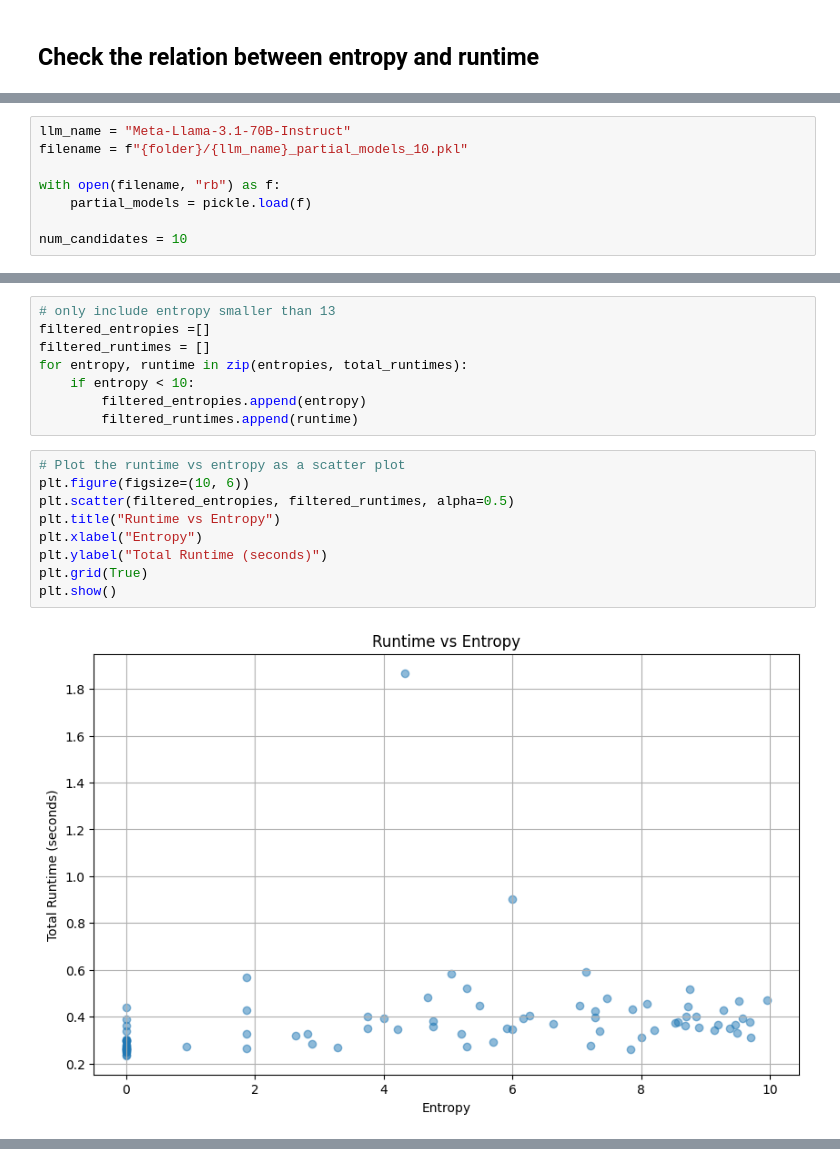
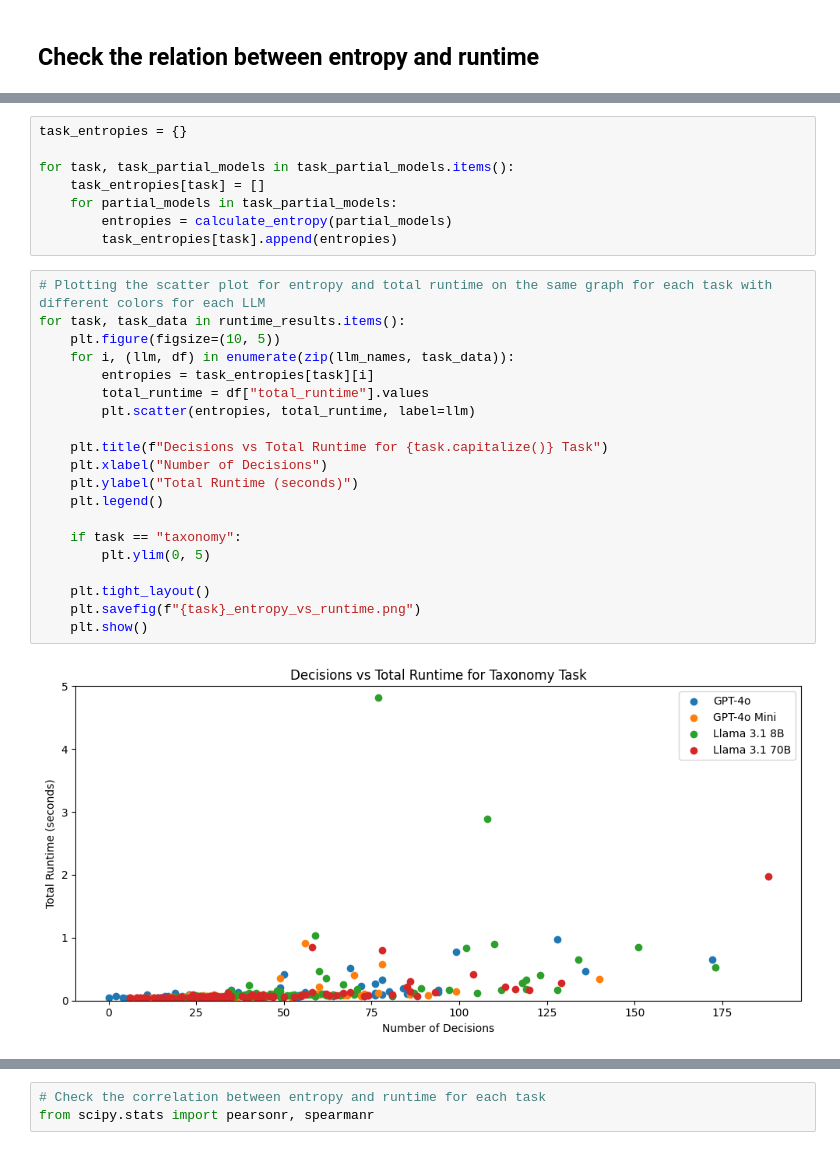
Before and after one commit to 20001LastOrder/LLM-Abscon-extension, a Jupyter notebook: measurements/runtime/analysis.ipynb, the cells around one changed output, grey strips where cells are left out. Cells and saved outputs as stored; diff of their text form.

```diff
--- a/measurements/runtime/analysis.ipynb
+++ b/measurements/runtime/analysis.ipynb
@@ -81,9 +78 @@ import pickle
-# %%
-llm_name = "Meta-Llama-3.1-70B-Instruct"
-filename = f"{folder}/{llm_name}_partial_models_10.pkl"
-
-with open(filename, "rb") as f:
-    partial_models = pickle.load(f)
-
-num_candidates = 10
 # %%
@@ -144,19 +119,30 @@ plt.show()
-# %%
-# only include entropy smaller than 13
-filtered_entropies =[]
-filtered_runtimes = []
-for entropy, runtime in zip(entropies, total_runtimes):
-    if entropy < 10:
-        filtered_entropies.append(entropy)
-        filtered_runtimes.append(runtime)
-# %%
-# Plot the runtime vs entropy as a scatter plot
-plt.figure(figsize=(10, 6))
-plt.scatter(filtered_entropies, filtered_runtimes, alpha=0.5)
-plt.title("Runtime vs Entropy")
-plt.xlabel("Entropy")
-plt.ylabel("Total Runtime (seconds)")
-plt.grid(True)
-plt.show()
-# %% [output]
-[figure, removed]
+# %%
+task_entropies = {}
+
+for task, task_partial_models in task_partial_models.items():
+    task_entropies[task] = []
+    for partial_models in task_partial_models:
+        entropies = calculate_entropy(partial_models)
+        task_entropies[task].append(entropies)
+# %%
+# Plotting the scatter plot for entropy and total runtime on the same graph for each task with different colors for each LLM
+for task, task_data in runtime_results.items():
+    plt.figure(figsize=(10, 5))
+    for i, (llm, df) in enumerate(zip(llm_names, task_data)):
+        entropies = task_entropies[task][i]
+        total_runtime = df["total_runtime"].values
+        plt.scatter(entropies, total_runtime, label=llm)
+
+    plt.title(f"Decisions vs Total Runtime for {task.capitalize()} Task")
+    plt.xlabel("Number of Decisions")
+    plt.ylabel("Total Runtime (seconds)")
+    plt.legend()
+
+    if task == "taxonomy":
+        plt.ylim(0, 5)
+
+    plt.tight_layout()
+    plt.savefig(f"{task}_entropy_vs_runtime.png")
+    plt.show()
+# %% [output]
+[figure, added]
@@ -163 +151,4 @@ plt.show()
+# %%
+# Check the correlation between entropy and runtime for each task
+from scipy.stats import pearsonr, spearmanr
 # %%
```
Also changed, not shown: parts of 23 cells of this notebook, 32 other files.
